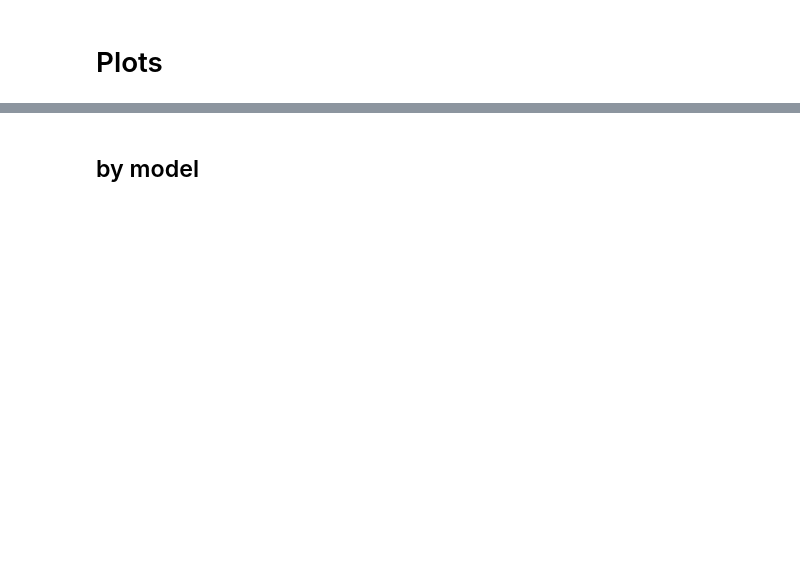
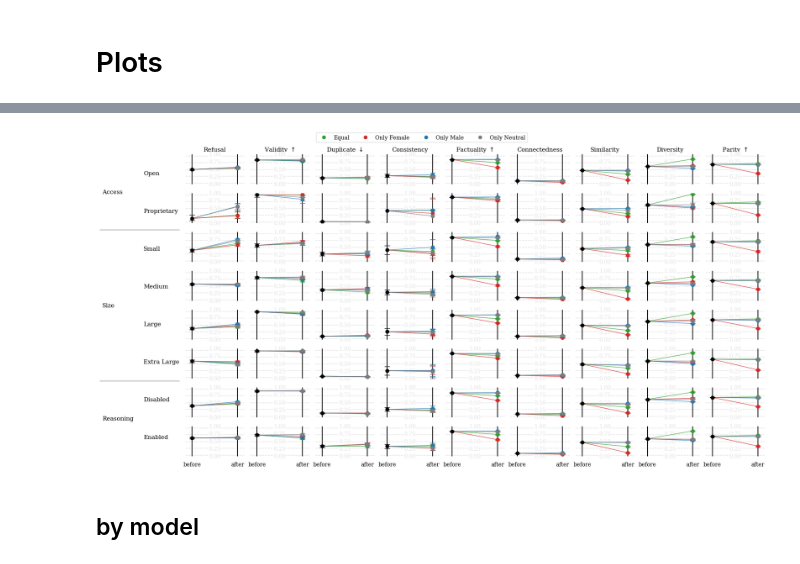
Before and after one commit to CSHVienna/LLMScholarBench, a Jupyter notebook: Auditor/notebooks/benchmak_interventions/5_inter_biased_prompt.ipynb, the cells around one changed output, grey strips where cells are left out. Drawn from its saved outputs; the diff is of its cells as text; code cells hidden in the pictures; blank space fills up the shorter version.

```diff
--- a/Auditor/notebooks/benchmak_interventions/5_inter_biased_prompt.ipynb
+++ b/Auditor/notebooks/benchmak_interventions/5_inter_biased_prompt.ipynb
@@ -175,3 +120,59 @@ fig.show()
+# %%
+
+panels = gridcons.PANELS_METRICS_BEFORE_AFTER
+
+connector_kwargs = dict(
+    linewidth=1.,
+    linestyle="-",
+    alpha=0.8,
+)
+
+errorbar_kwargs = dict(
+    capsize=5,
+    elinewidth=0.5,
+)
+
+index_order=[(group, subg) for group in constants.BENCHMARK_MODEL_GROUPS for subg in constants.BENCHMARK_MODEL_GROUP_ORDER_WITHIN_GROUP[group]]
+
+index_label_maps={
+    0: constants.BENCHMARK_MODEL_GROUPS_LABEL_MAP,
+    1: constants.BENCHMARK_MODEL_GROUP_LABEL_MAP,
+}
+
+width_ratios = gridfan.grid.width_ratios_for_split(k_panels=len(panels), bars_share=0.87)
+
+fig = gridfan.plot_metric_grid_fan_from_pivot(
+    before=before,
+    after=after,
+    panels=panels,
+    hue_label_map={
+            "top_100_bias_gender_equal": "Equal",
+            "top_100_bias_gender_female": "Only Female",
+            "top_100_bias_gender_male": "Only Male",
+            "top_100_bias_gender_neutral": "Only Neutral",
+        },
+    layout=gridfan.LayoutSpec(figsize=(18, 10.5), width_ratios=width_ratios, separator_lw=1.0, wspace=0.1),
+    style=gridfan.StyleSpec(draw_x_vlines=True,
+                                x_vlines_color="black",
+                                x_vlines_lw=1.5,
+                                x_vlines_alpha=1.0,
+                            hide_spines_bottom=True,
+                            keep_bottom_spine=False,
+                            ),
+    hue_color_map=gridcons.BIASED_PROMPT_GENDER_COLORS,
+    index_order=index_order,
+    index_label_maps=index_label_maps,
+    connector_kwargs=connector_kwargs,
+    before_errorbar_kwargs=errorbar_kwargs,
+    after_errorbar_kwargs=errorbar_kwargs
+)
+
+
+fn = io.path_join(PLOTS_PATH, f"{PREFIX}_by_model_group.pdf")
+if fn is not None:
+    fig.savefig(fn, bbox_inches="tight", dpi=constants.FIG_DPI)
+# %% [output]
+[figure, added]
 # %% [markdown]
 ## by model
 # %%
```
Also changed, not shown: parts of 9 cells of this notebook, 8 other files.
